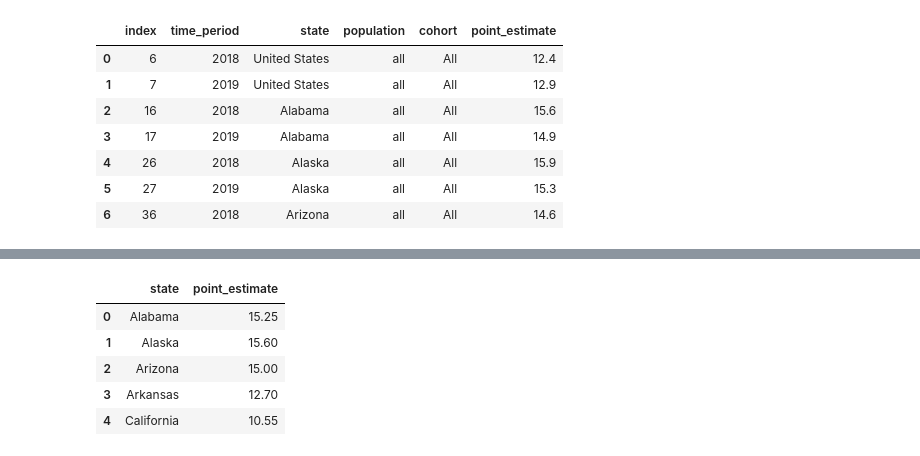
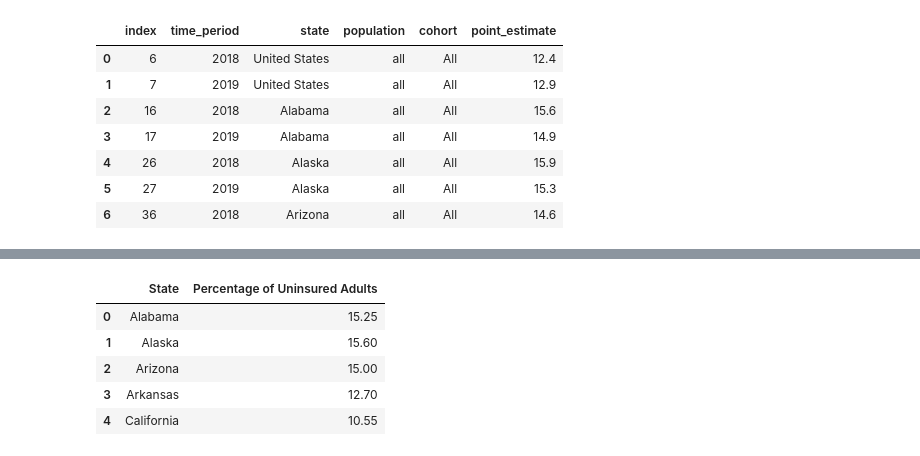
Before and after one commit to redpandata19/Project_1_Team_5, a Jupyter notebook: Premature_deaths.ipynb, the cells around one changed output, grey strips where cells are left out. Saved outputs shown, nothing was run; the diff lists cells and outputs as text; code cells hidden in the pictures.

```diff
--- a/Premature_deaths.ipynb
+++ b/Premature_deaths.ipynb
@@ -143,0 +145,5 @@ census_1819_df.loc[census_1819_df["state"]=="Arizona"].head()
+# %%
+#Renaming of columns and verifying change
+census_1819_df = census_1819_df.rename(columns={"point_estimate": "Percentage of Uninsured Adults",
+                                    "index": "Index", "time_period": "Years", "state": "State", "population": "Population", "cohort": "Cohort"})
+census_1819_df.head()
@@ -144,11 +193,10 @@ census_1819_df.loc[census_1819_df["state"]=="Arizona"].head()
 # %%
-unis_clean_1819 = census_1819_df.groupby("state")["point_estimate"].mean().reset_index()
-# unis_clean_1819["point_estimate" == "Average rate of uninsured"]
+unis_clean_1819 = census_1819_df.groupby("State")["Percentage of Uninsured Adults"].mean().reset_index()
 
 # Display the resulting DataFrame
 unis_clean_1819.head()
 # %% [output]
-|  | state | point_estimate |
+|  | State | Percentage of Uninsured Adults |
 | 0 | Alabama | 15.25 |
 | 1 | Alaska | 15.60 |
 | 2 | Arizona | 15.00 |
```
Also changed, not shown: parts of 40 cells of this notebook.
